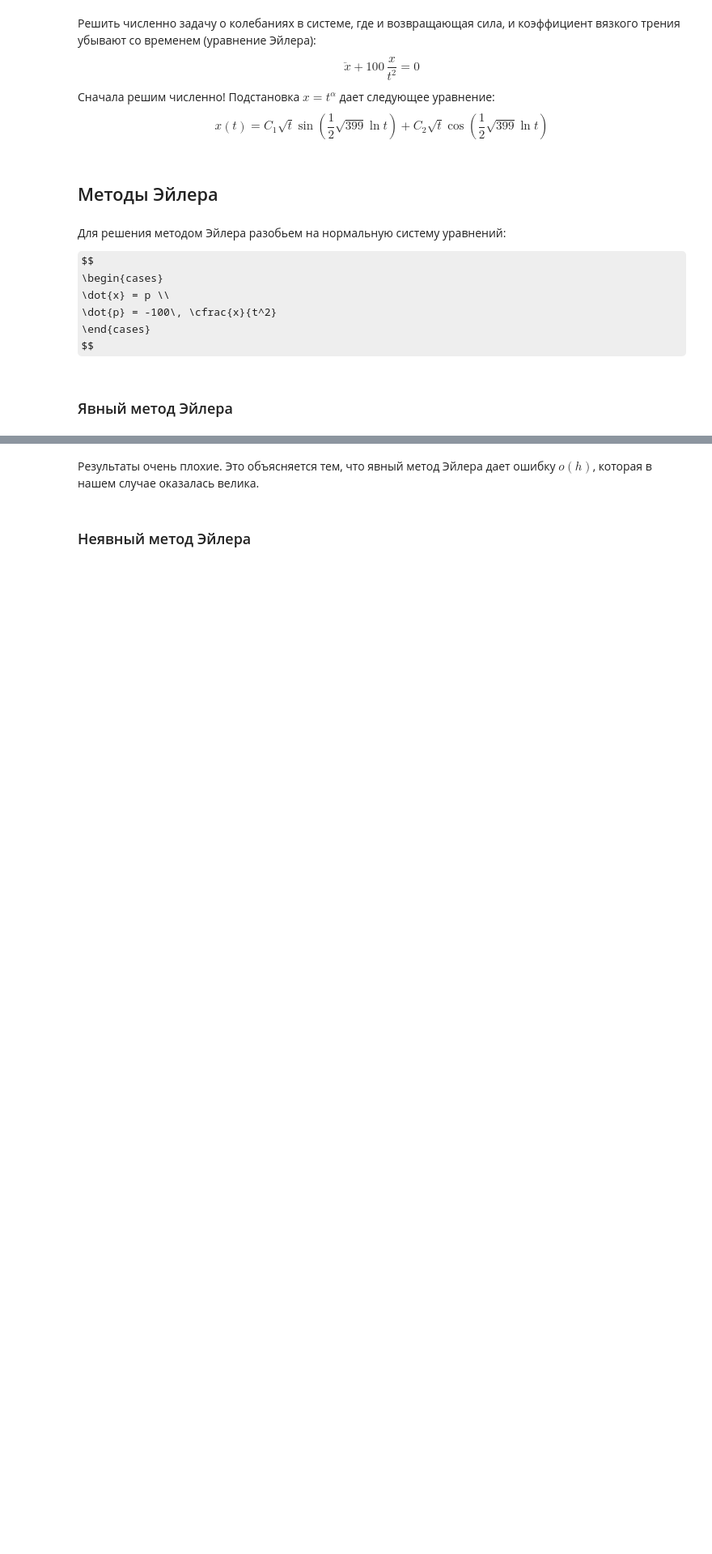
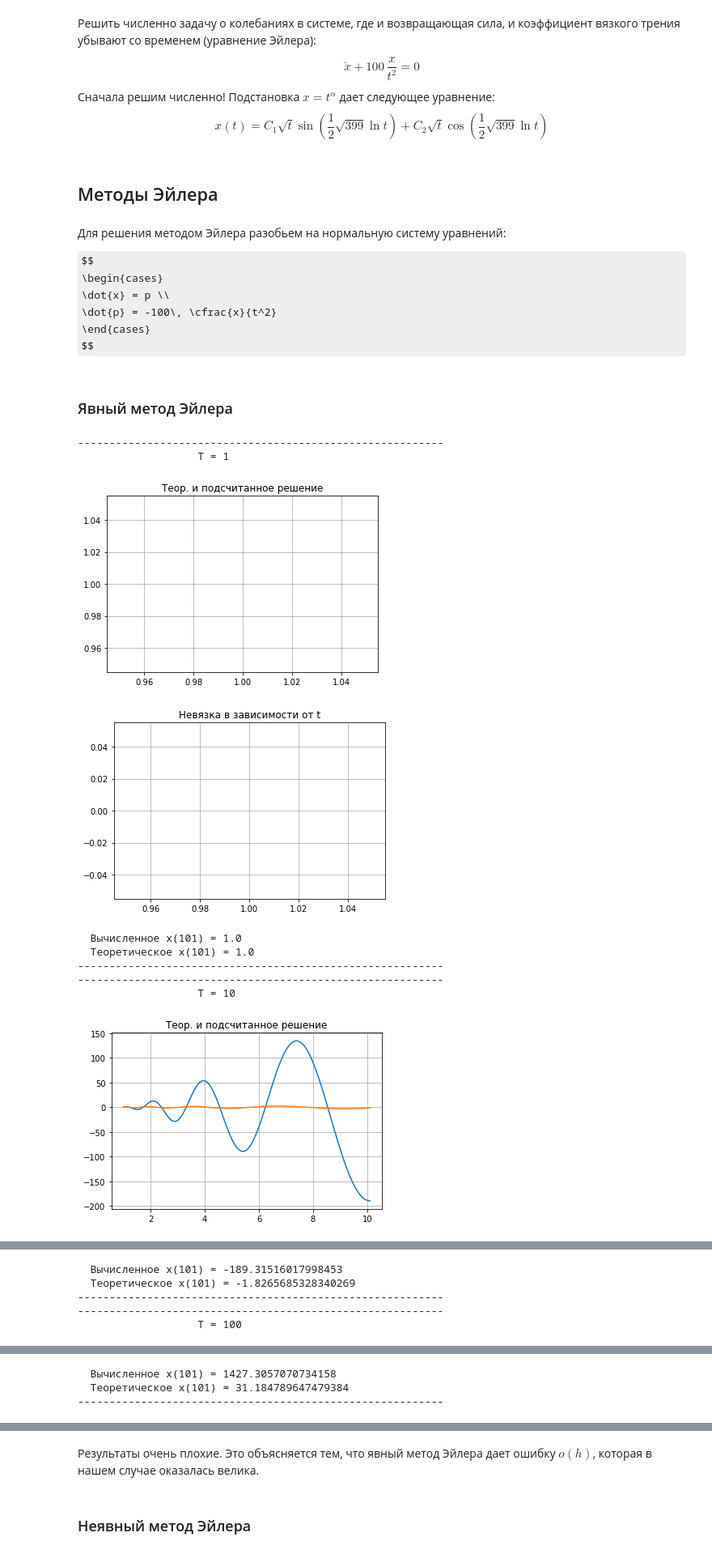
Before and after one commit to alekseik1/calc_math-labs, a Jupyter notebook: main.ipynb, the cells around one changed output, grey strips where cells are left out. Shown at 81% size. Drawn from its saved outputs; the diff is of its cells as text; code cells hidden in the pictures; some formulas as TeX source; blank space fills up the shorter version.

```diff
--- a/main.ipynb
+++ b/main.ipynb
@@ -52,3 +83,11 @@ h = 0.1
+# %%
+# Стартовая точка
+t0 = 1.0
+x_start = np.array([t0, 1.0, 1.0])
+# Диапазон конечного времени
+T_list = [1, 10, 100, 1000]
+# Шаг
+h = 0.1
 # %% [markdown]
 ## Методы Эйлера
 # %% [markdown]
@@ -64,6 +103,7 @@ $$
 ### Явный метод Эйлера
 # %%
 # Явный метод Эйлера
+@describe_after_execution
 def eiler_1(funcs, x_start, t_stop, h=0.1):
     # Начальное значение
     x = x_start
@@ -71,7 +111,19 @@ def eiler_1(funcs, x_start, t_stop, h=0.1):
     while x[0] < t_stop:
         x += h*funcs(x)
         y.append(x.copy())
-    return y
+    return np.array(y).T
 # %%
-# Параметр времени не используется, но мы передаем его для правильной работы scipy
-x_1 = eiler_1(lambda x: system_of_eq(0, x), x_start.copy(), t_stop, h)
+for t_stop in T_list:
+    # Параметр времени не используется, но мы передаем его для правильной работы scipy
+    eiler_1(lambda x: system_of_eq(0, x), x_start.copy(), t_stop, h)
+# %% [output]
+----------------------------------------------------------
+                   T = 1
+[figure, added]
+[figure, added]
+  Вычисленное x(101) = 1.0
+  Теоретическое x(101) = 1.0
+----------------------------------------------------------
+----------------------------------------------------------
+                   T = 10
+[figure, added]
@@ -77,0 +131,5 @@ x_1 = eiler_1(lambda x: system_of_eq(0, x), x_start.copy(), t_stop, h)
+  Вычисленное x(101) = -189.31516017998453
+  Теоретическое x(101) = -1.8265685328340269
+----------------------------------------------------------
+----------------------------------------------------------
+                   T = 100
@@ -77,0 +145,3 @@ x_1 = eiler_1(lambda x: system_of_eq(0, x), x_start.copy(), t_stop, h)
+  Вычисленное x(101) = 1427.3057070734158
+  Теоретическое x(101) = 31.184789647479384
+----------------------------------------------------------
```
Also changed, not shown: parts of 28 cells of this notebook.
